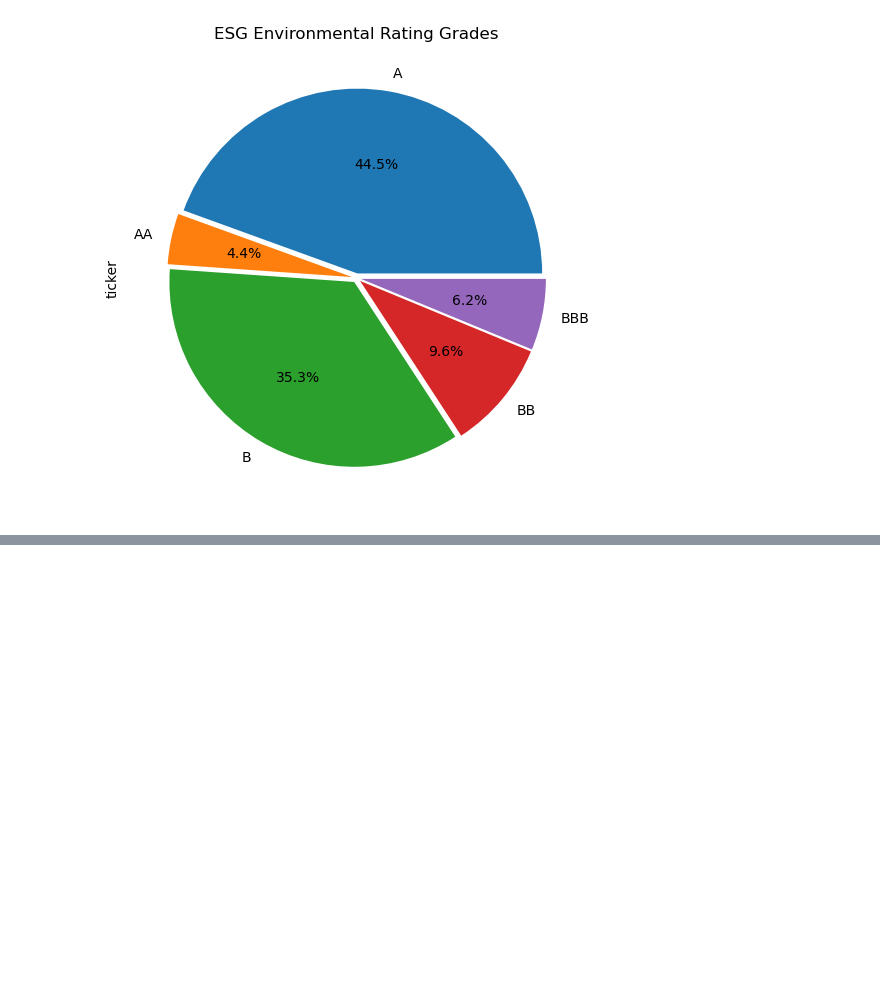
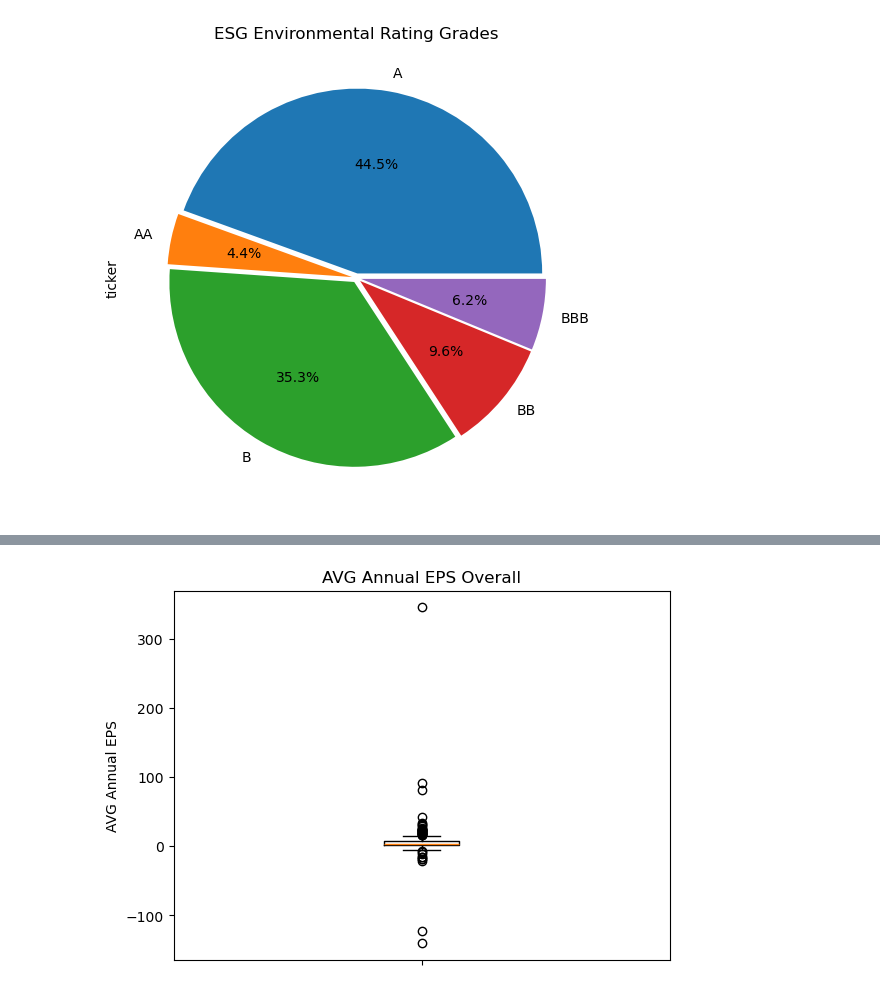
Before and after one commit to r-swift/Group-4-Project-1, a Jupyter notebook: ESG.ipynb, the cells around one changed output, grey strips where cells are left out. Cells and saved outputs as stored; diff of their text form; code cells hidden in the pictures; blank space fills up the shorter version.

```diff
--- a/ESG.ipynb
+++ b/ESG.ipynb
@@ -460,0 +216,19 @@ the p-value is : 1.181653912559203e-06
+# %%
+eps_series= pd.DataFrame(esg_complete["AVG Annual EPS"])
+
+# Create a boxplot for the data
+plt.boxplot(eps_series)
+
+# Add labels to the x-axis
+plt.xticks([1], [""])
+
+# Add a title and labels
+plt.title('AVG Annual EPS Overall')
+plt.ylabel('AVG Annual EPS')
+
+plt.savefig("Images/AVG ANNUAL EPS Overall(with OUTLIERS)BOX.png")
+
+# Show the plot
+plt.show()
+# %% [output]
+[figure, added]
```
Also changed, not shown: parts of 54 cells of this notebook, 1 other file.
